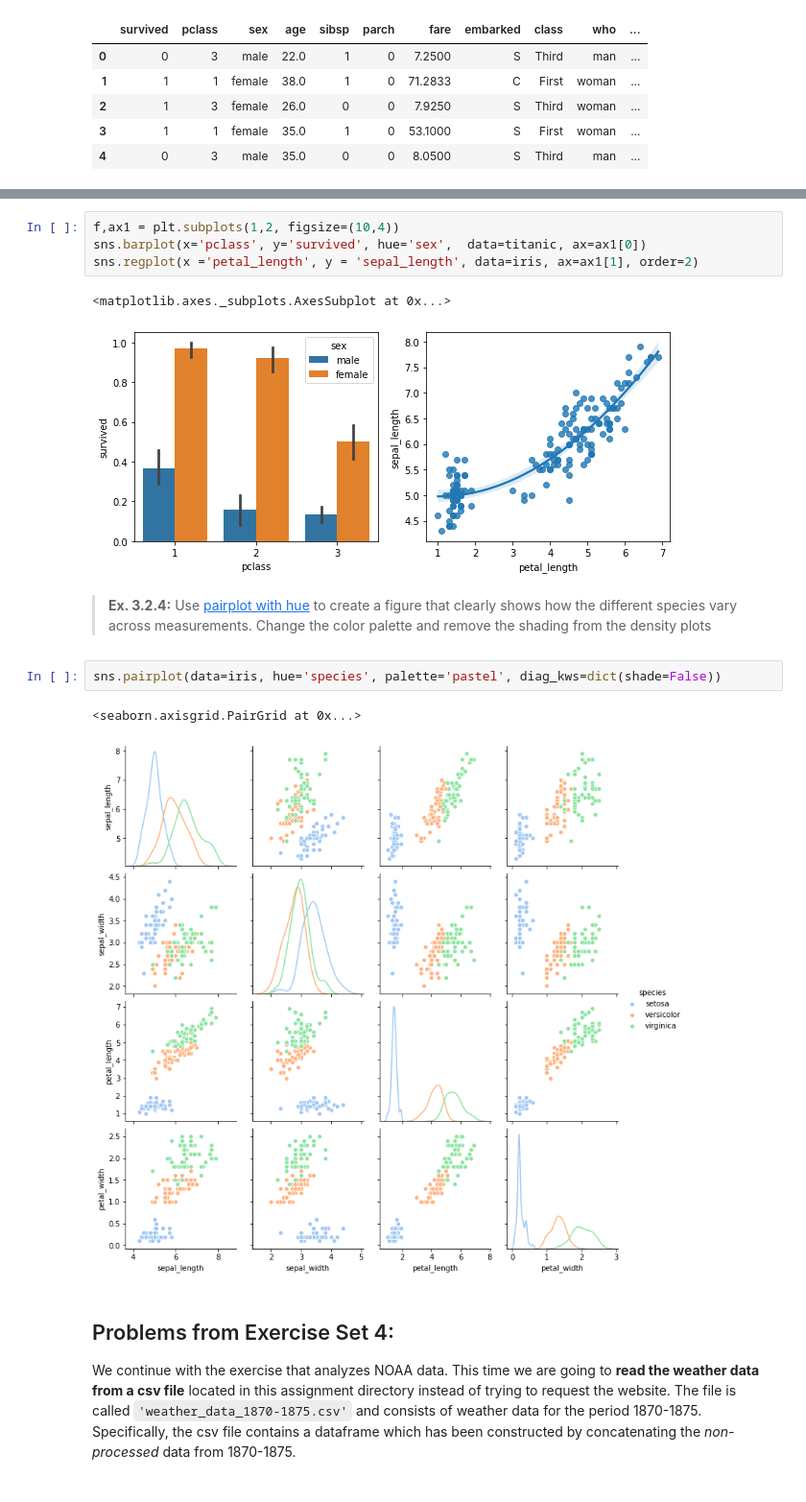
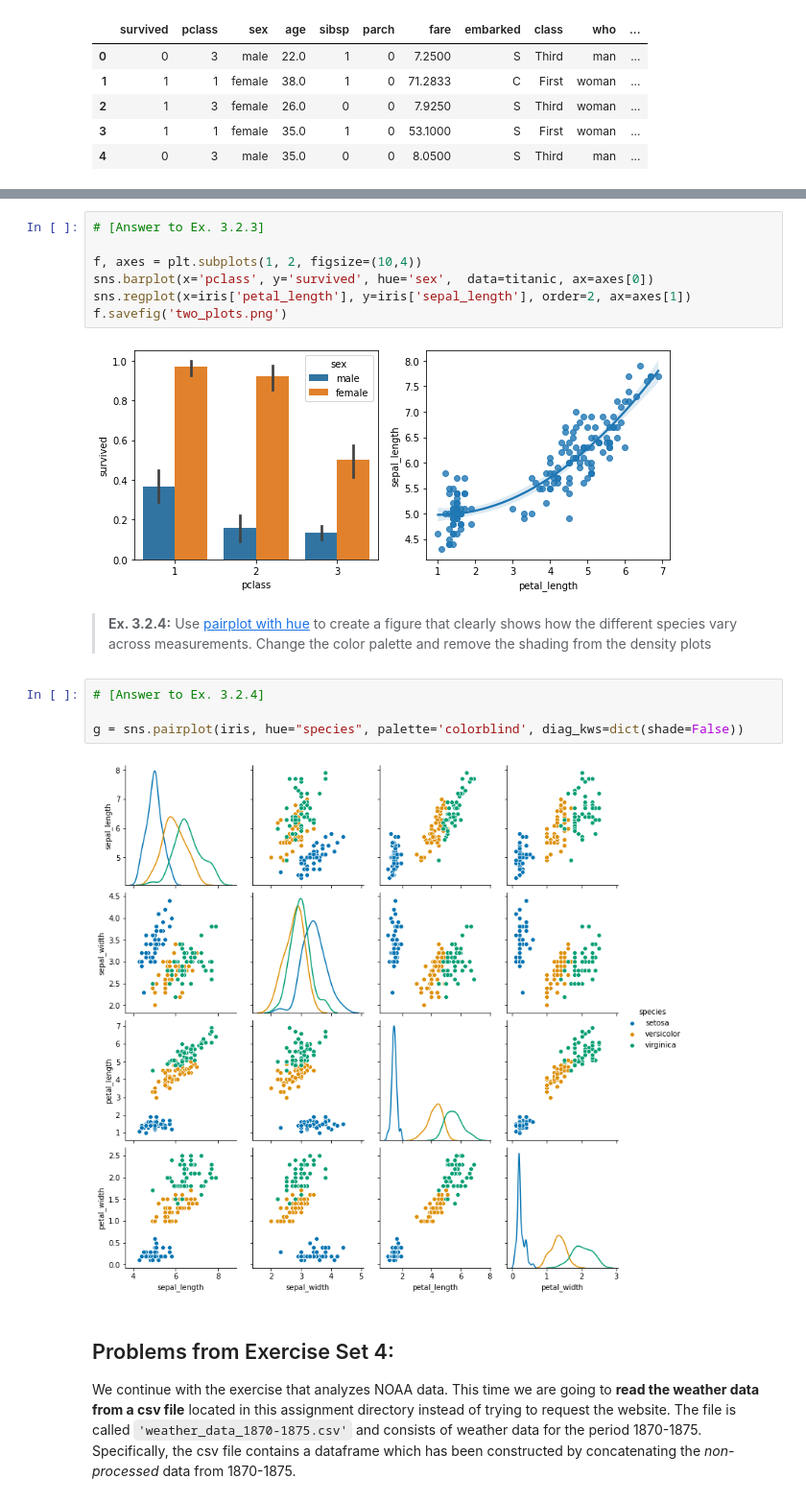
Before and after one commit to Malene1234/Group_52, a Jupyter notebook: assignment_1.ipynb, the cells around one changed output, grey strips where cells are left out. Shown: that part at 96% size. Drawn from its saved outputs; the diff is of its cells as text.

```diff
--- a/assignment_1.ipynb
+++ b/assignment_1.ipynb
@@ -85,19 +86,22 @@ What could we do differently?
 > Save the figure as a png file in this on your computer named `two_plots.png`.
 >> _Hint:_ See [this question](https://stackoverflow.com/questions/41384040/subplot-for-seaborn-boxplot) on stackoverflow for inspiration.
 # %%
-f,ax1 = plt.subplots(1,2, figsize=(10,4))
-sns.barplot(x='pclass', y='survived', hue='sex',  data=titanic, ax=ax1[0])
-sns.regplot(x ='petal_length', y = 'sepal_length', data=iris, ax=ax1[1], order=2)
+# [Answer to Ex. 3.2.3]
+
+f, axes = plt.subplots(1, 2, figsize=(10,4))
+sns.barplot(x='pclass', y='survived', hue='sex',  data=titanic, ax=axes[0])
+sns.regplot(x=iris['petal_length'], y=iris['sepal_length'], order=2, ax=axes[1])
+f.savefig('two_plots.png')
 # %% [output]
-<matplotlib.axes._subplots.AxesSubplot at 0x...>
 [figure]
 # %% [markdown]
 > **Ex. 3.2.4:** Use [pairplot with hue](https://seaborn.pydata.org/generated/seaborn.pairplot.html) to create a figure that clearly shows how the different species vary across measurements. Change the color palette and remove the shading from the density plots
 # %%
-sns.pairplot(data=iris, hue='species', palette='pastel', diag_kws=dict(shade=False))
+# [Answer to Ex. 3.2.4]
+
+g = sns.pairplot(iris, hue="species", palette='colorblind', diag_kws=dict(shade=False))
 # %% [output]
-<seaborn.axisgrid.PairGrid at 0x...>
-[figure, old version]
+[figure, new version]
 # %% [markdown]
 ## Problems from Exercise Set 4:
 
```
Also changed, not shown: parts of 19 cells of this notebook.
